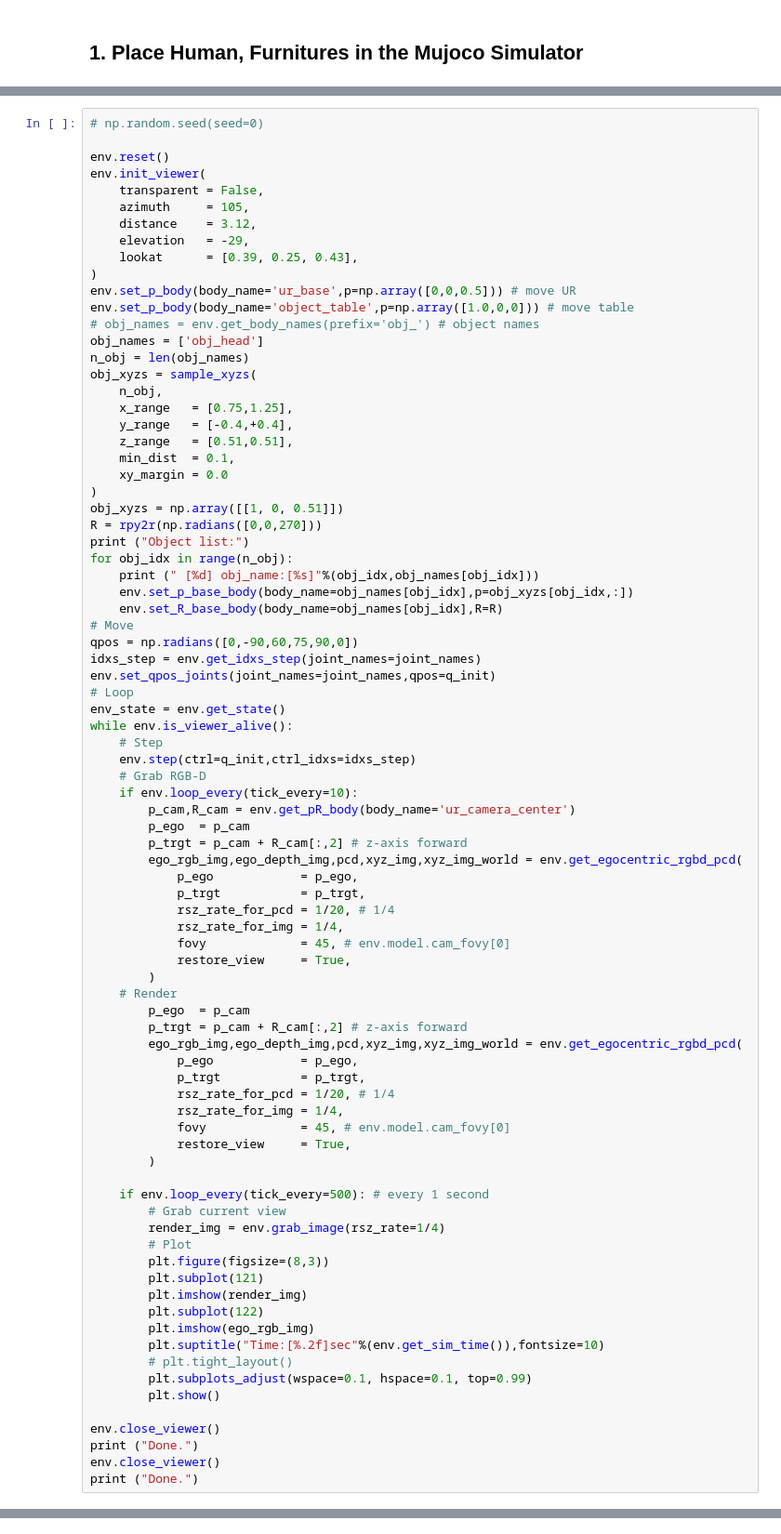
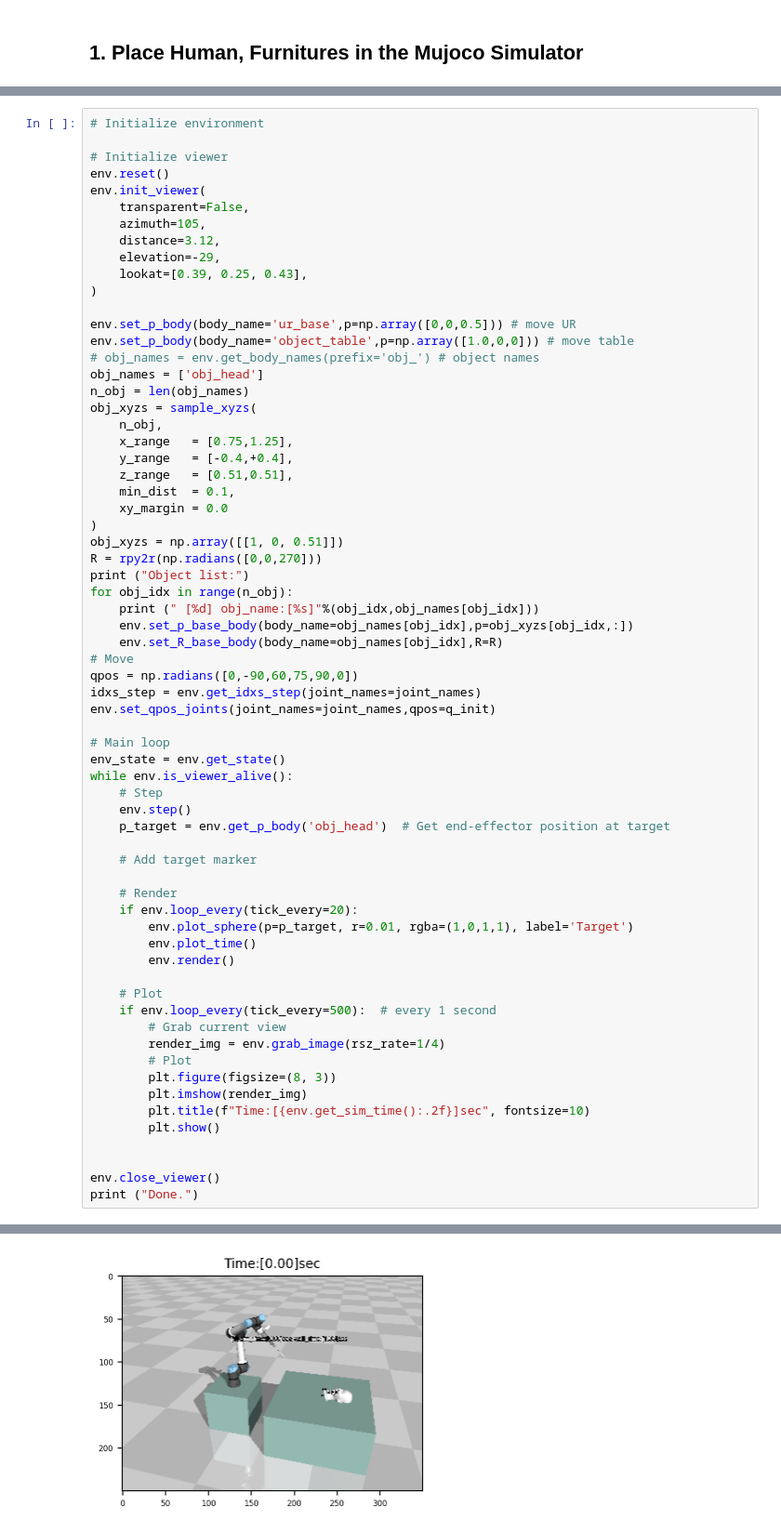
Before and after one commit to seunbite/exercise-yet-another-mujoco-tutorial-v3, a Jupyter notebook: notebook/homework.ipynb, the cells around one changed output, grey strips where cells are left out. Shown at 93% size. Drawn from its saved outputs; the diff is of its cells as text.

```diff
--- a/notebook/homework.ipynb
+++ b/notebook/homework.ipynb
@@ -54,14 +75,16 @@ print ("Done.")
 # %%
-# np.random.seed(seed=0)
+# Initialize environment
 
+# Initialize viewer
 env.reset()
 env.init_viewer(
-    transparent = False,
-    azimuth     = 105,
-    distance    = 3.12,
-    elevation   = -29,
-    lookat      = [0.39, 0.25, 0.43],
+    transparent=False,
+    azimuth=105,
+    distance=3.12,
+    elevation=-29,
+    lookat=[0.39, 0.25, 0.43],
 )
+
 env.set_p_body(body_name='ur_base',p=np.array([0,0,0.5])) # move UR
 env.set_p_body(body_name='object_table',p=np.array([1.0,0,0])) # move table
 # obj_names = env.get_body_names(prefix='obj_') # object names
@@ -86,51 +109,33 @@ for obj_idx in range(n_obj):
 qpos = np.radians([0,-90,60,75,90,0])
 idxs_step = env.get_idxs_step(joint_names=joint_names)
 env.set_qpos_joints(joint_names=joint_names,qpos=q_init)
-# Loop
+
+# Main loop
 env_state = env.get_state()
 while env.is_viewer_alive():
     # Step
-    env.step(ctrl=q_init,ctrl_idxs=idxs_step)
-    # Grab RGB-D
-    if env.loop_every(tick_every=10):
-        p_cam,R_cam = env.get_pR_body(body_name='ur_camera_center')
-        p_ego  = p_cam
-        p_trgt = p_cam + R_cam[:,2] # z-axis forward
-        ego_rgb_img,ego_depth_img,pcd,xyz_img,xyz_img_world = env.get_egocentric_rgbd_pcd(
-            p_ego            = p_ego,
-            p_trgt           = p_trgt,
-            rsz_rate_for_pcd = 1/20, # 1/4
-            rsz_rate_for_img = 1/4,
-            fovy             = 45, # env.model.cam_fovy[0]
-            restore_view     = True,
-        )
+    env.step()
+    p_target = env.get_p_body('obj_head')  # Get end-effector position at target
+
+    # Add target marker
+
     # Render
-        p_ego  = p_cam
-        p_trgt = p_cam + R_cam[:,2] # z-axis forward
-        ego_rgb_img,ego_depth_img,pcd,xyz_img,xyz_img_world = env.get_egocentric_rgbd_pcd(
-            p_ego            = p_ego,
-            p_trgt           = p_trgt,
-            rsz_rate_for_pcd = 1/20, # 1/4
-            rsz_rate_for_img = 1/4,
-            fovy             = 45, # env.model.cam_fovy[0]
-            restore_view     = True,
-        )
+    if env.loop_every(tick_every=20):
+        env.plot_sphere(p=p_target, r=0.01, rgba=(1,0,1,1), label='Target')
+        env.plot_time()
+        env.render()
 
-    if env.loop_every(tick_every=500): # every 1 second
+    # Plot
+    if env.loop_every(tick_every=500):  # every 1 second
         # Grab current view
         render_img = env.grab_image(rsz_rate=1/4)
         # Plot
-        plt.figure(figsize=(8,3))
-        plt.subplot(121)
+        plt.figure(figsize=(8, 3))
         plt.imshow(render_img)
-        plt.subplot(122)
-        plt.imshow(ego_rgb_img)
-        plt.suptitle("Time:[%.2f]sec"%(env.get_sim_time()),fontsize=10)
-        # plt.tight_layout()
-        plt.subplots_adjust(wspace=0.1, hspace=0.1, top=0.99)
+        plt.title(f"Time:[{env.get_sim_time():.2f}]sec", fontsize=10)
         plt.show()
+
 
 env.close_viewer()
 print ("Done.")
-env.close_viewer()
-print ("Done.")
+# %% [output]
@@ -136,0 +144 @@ print ("Done.")
+[figure, added]
```
Also changed, not shown: parts of 3 cells of this notebook, 31 other files.
